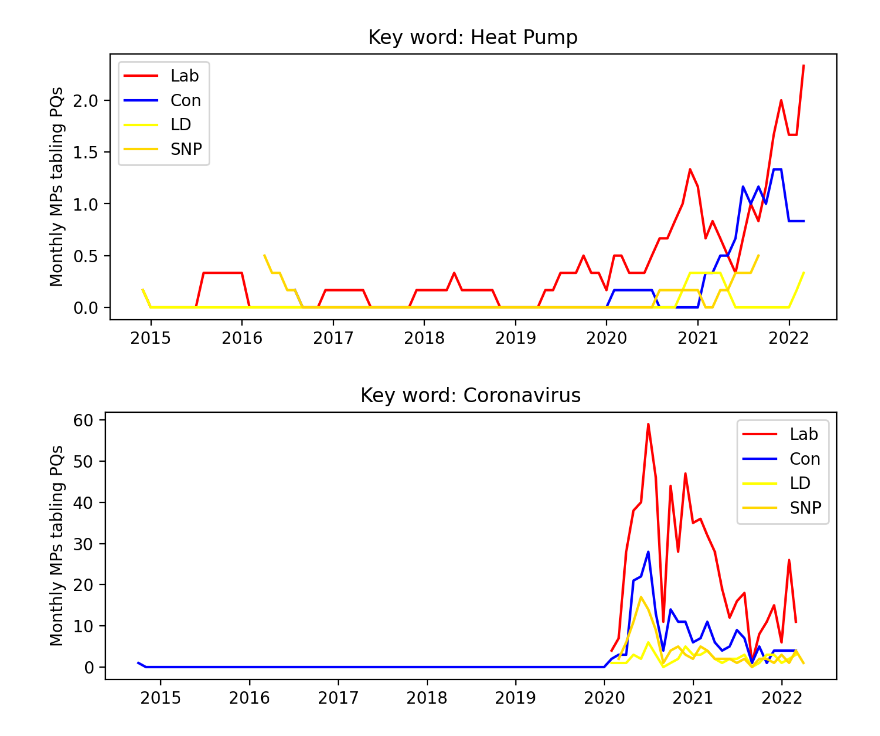
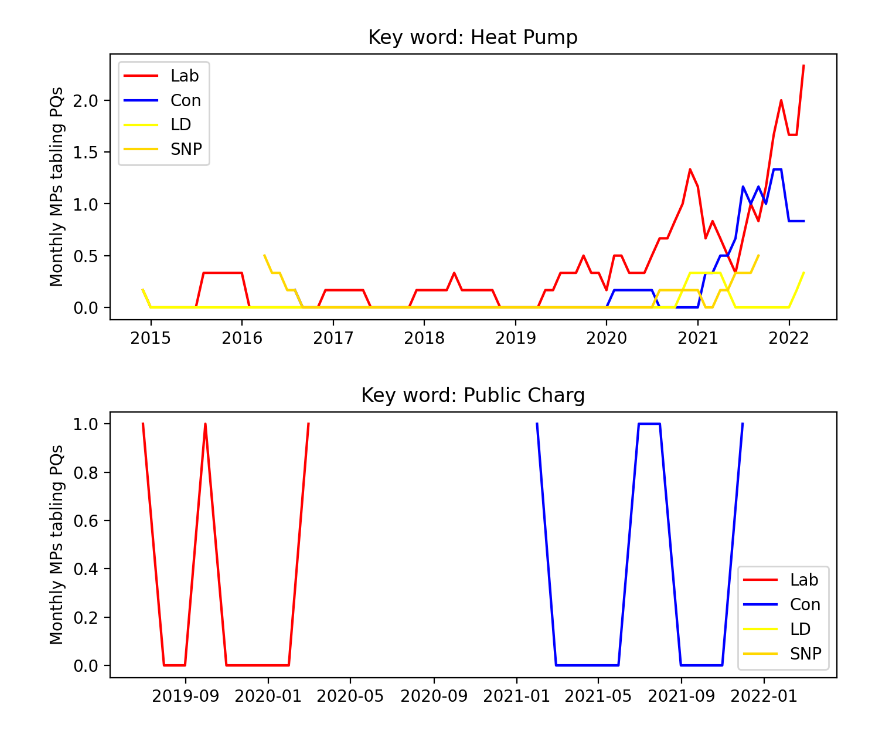
Before and after one commit to bennelmes/pqs, a Jupyter notebook: 04) topic popularity.ipynb, the cells around one changed output. Saved outputs shown, nothing was run; the diff lists cells and outputs as text; code cells hidden in the pictures.

```diff
--- a/04) topic popularity.ipynb
+++ b/04) topic popularity.ipynb
@@ -187,8 +191,8 @@ plt.show()
 # %% [output]
 [figure]
 # %%
-keyword_plot('coronavirus')
+keyword_plot('public charg')
 plt.show()
 # %% [output]
-[figure, old version]
+[figure, new version]
 # %%
```
Also changed, not shown: parts of 2 cells of this notebook, 2 other files.
